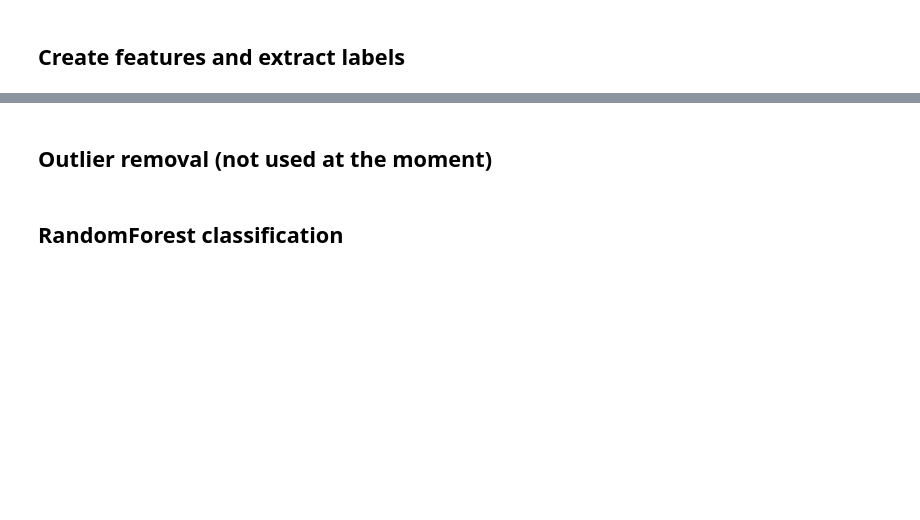
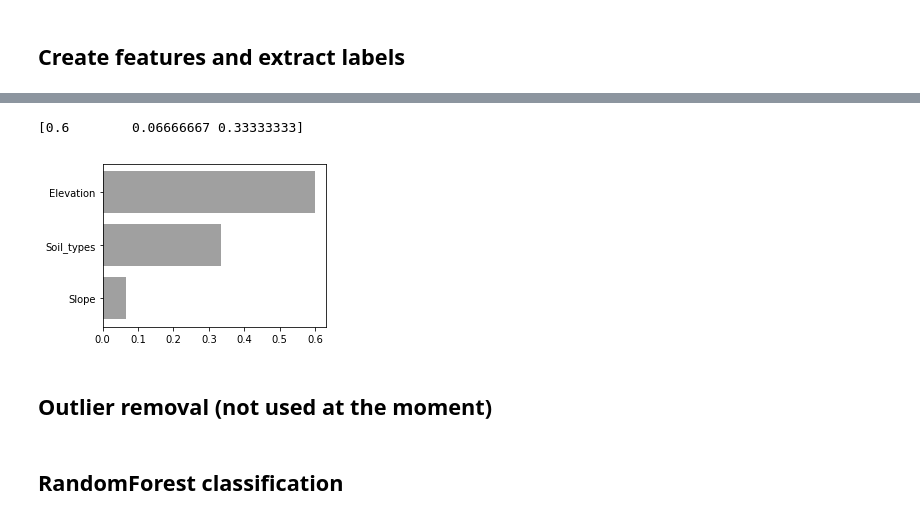
Before and after one commit to virginia-m/classifier_comparison_on_covertype_data, a Jupyter notebook: data_analysis.ipynb, the cells around one changed output, grey strips where cells are left out. Saved outputs shown, nothing was run; the diff lists cells and outputs as text; code cells hidden in the pictures; blank space fills up the shorter version.

```diff
--- a/data_analysis.ipynb
+++ b/data_analysis.ipynb
@@ -226,3 +257,22 @@ print(features.shape, labels.shape)
+# %%
+f = clf.feature_importances_
+print(f)
+sort_indices = np.argsort(f)
+
+feature_names = np.array(list(data_new))[feature_cols][sort_indices]
+
+x_axis = np.arange(len(f))
+fig, ax = plt.subplots(figsize=(4, 3))
+ax.barh(x_axis, f[sort_indices],
+        alpha=0.75, color='Gray')
+ax.set_yticks(x_axis)
+
+ax.set_yticklabels(feature_names)
+plt.savefig('feature_importances_toy_example.svg')
+plt.show()
+# %% [output]
+[0.6        0.06666667 0.33333333]
+[figure, added]
 # %% [markdown]
 ## Outlier removal (not used at the moment)
 # %%
```
Also changed, not shown: parts of 30 cells of this notebook, 5 other files.
